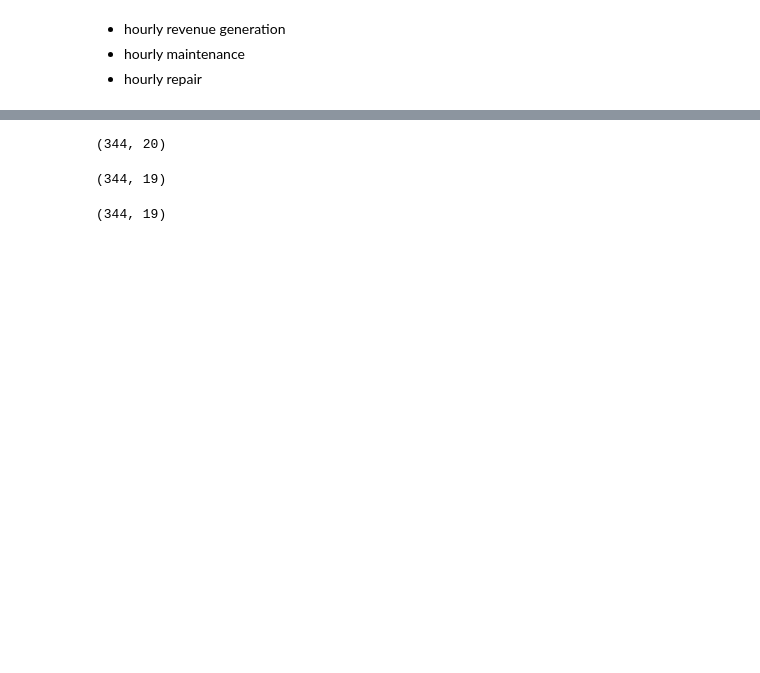
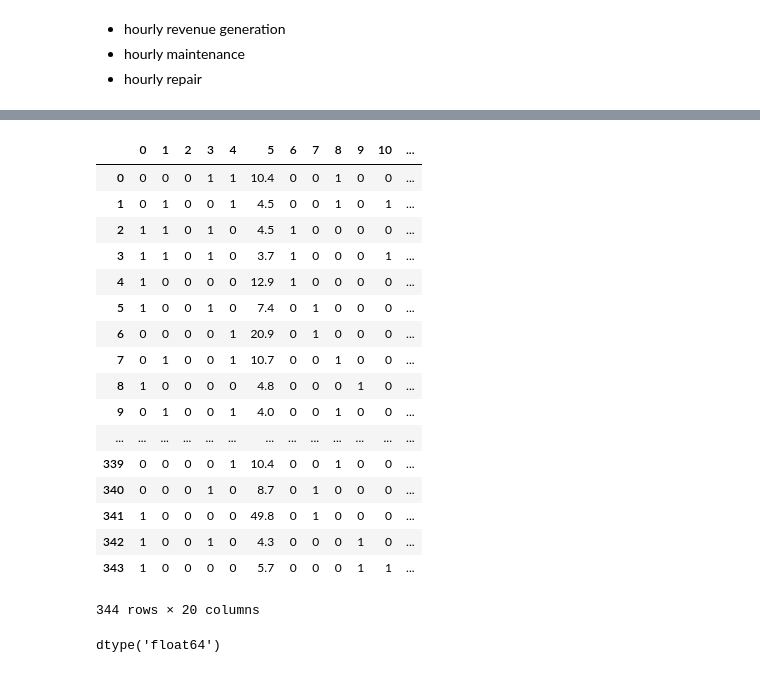
Before and after one commit to kurtrm/predicting_equipment_failure, a Jupyter notebook: notebooks/final_model_characteristics.ipynb, the cells around one changed output, grey strips where cells are left out. Saved outputs shown, nothing was run; the diff lists cells and outputs as text; code cells hidden in the pictures; blank space fills up the shorter version.

```diff
--- a/notebooks/final_model_characteristics.ipynb
+++ b/notebooks/final_model_characteristics.ipynb
@@ -131,7 +131,7 @@ def threshold_prediction(model, X, threshold=0.5):
                     model.classes_[0])
 
 def confusion_matrix(model, X_test, y_test, threshold=0.5):
-    cf = pd.crosstab(y_test, predict(model, X_test, threshold))
+    cf = pd.crosstab(y_test, threshold_prediction(model, X_test, threshold))
     cf.index.name = 'actual'
     cf.columns.name = 'predicted'
     return cf.values
@@ -340 +271,30 @@ array([[ 0.,  0.,  0., ...,  0.,  0.,  0.],
+# %%
+for column in dfed:
+    if column != 5:
+        dfed.loc[:, column] = dfed.loc[:, column].astype(int)
+# %%
+dfed
+# %% [output]
+|  | 0 | 1 | 2 | 3 | 4 | 5 | 6 | 7 | 8 | 9 | 10 | ... |
+| 0 | 0 | 0 | 0 | 1 | 1 | 10.4 | 0 | 0 | 1 | 0 | 0 | ... |
+| 1 | 0 | 1 | 0 | 0 | 1 | 4.5 | 0 | 0 | 1 | 0 | 1 | ... |
+| 2 | 1 | 1 | 0 | 1 | 0 | 4.5 | 1 | 0 | 0 | 0 | 0 | ... |
+| 3 | 1 | 1 | 0 | 1 | 0 | 3.7 | 1 | 0 | 0 | 0 | 1 | ... |
+| 4 | 1 | 0 | 0 | 0 | 0 | 12.9 | 1 | 0 | 0 | 0 | 0 | ... |
+| 5 | 1 | 0 | 0 | 1 | 0 | 7.4 | 0 | 1 | 0 | 0 | 0 | ... |
+| 6 | 0 | 0 | 0 | 0 | 1 | 20.9 | 0 | 1 | 0 | 0 | 0 | ... |
+| 7 | 0 | 1 | 0 | 0 | 1 | 10.7 | 0 | 0 | 1 | 0 | 0 | ... |
+| 8 | 1 | 0 | 0 | 0 | 0 | 4.8 | 0 | 0 | 0 | 1 | 0 | ... |
+| 9 | 0 | 1 | 0 | 0 | 1 | 4.0 | 0 | 0 | 1 | 0 | 0 | ... |
+| ... | ... | ... | ... | ... | ... | ... | ... | ... | ... | ... | ... | ... |
+| 339 | 0 | 0 | 0 | 0 | 1 | 10.4 | 0 | 0 | 1 | 0 | 0 | ... |
+| 340 | 0 | 0 | 0 | 1 | 0 | 8.7 | 0 | 1 | 0 | 0 | 0 | ... |
+| 341 | 1 | 0 | 0 | 0 | 0 | 49.8 | 0 | 1 | 0 | 0 | 0 | ... |
+| 342 | 1 | 0 | 0 | 1 | 0 | 4.3 | 0 | 0 | 0 | 1 | 0 | ... |
+| 343 | 1 | 0 | 0 | 0 | 0 | 5.7 | 0 | 0 | 0 | 1 | 1 | ... |
+344 rows × 20 columns
+# %%
+dfed.loc[0].dtype
+# %% [output]
+dtype('float64')
 # %%
@@ -342,14 +302,8 @@ array([[ 0.,  0.,  0., ...,  0.,  0.,  0.],
 # %%
 dfed.shape
-# %% [output]
-(344, 20)
 # %%
 dfed.values[:, :-1].shape
-# %% [output]
-(344, 19)
 # %%
 X_test.shape
-# %% [output]
-(344, 19)
 # %%
 gbc_final.n_features
```
Also changed, not shown: parts of 19 cells of this notebook.
